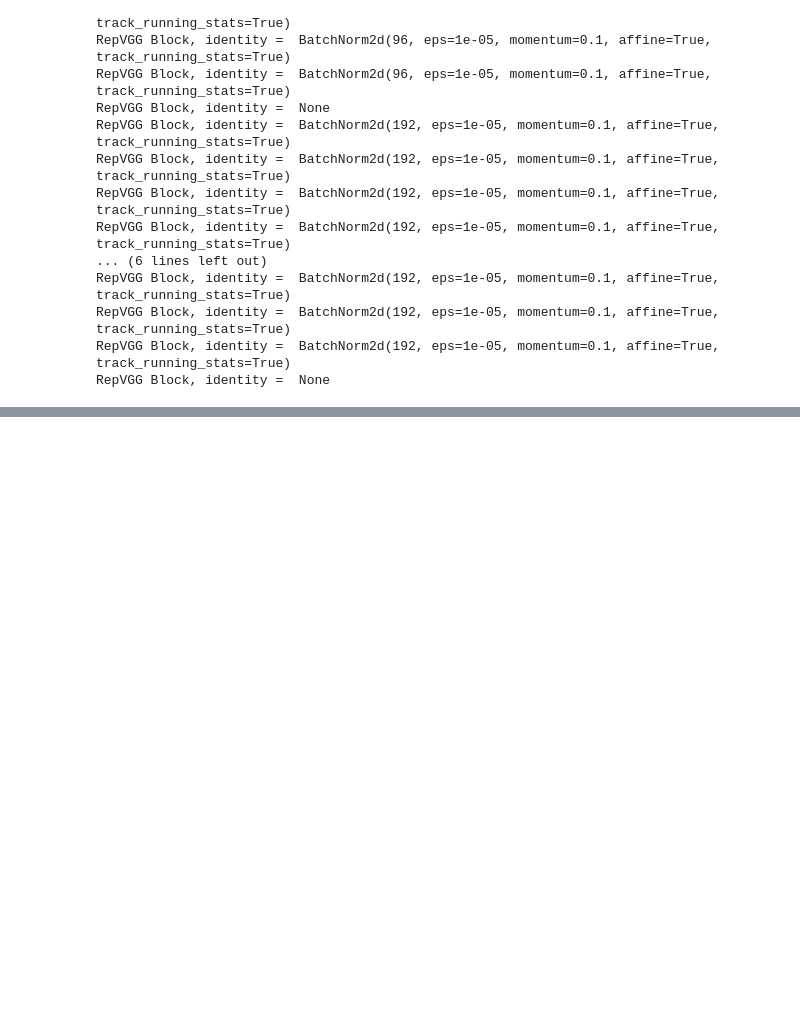
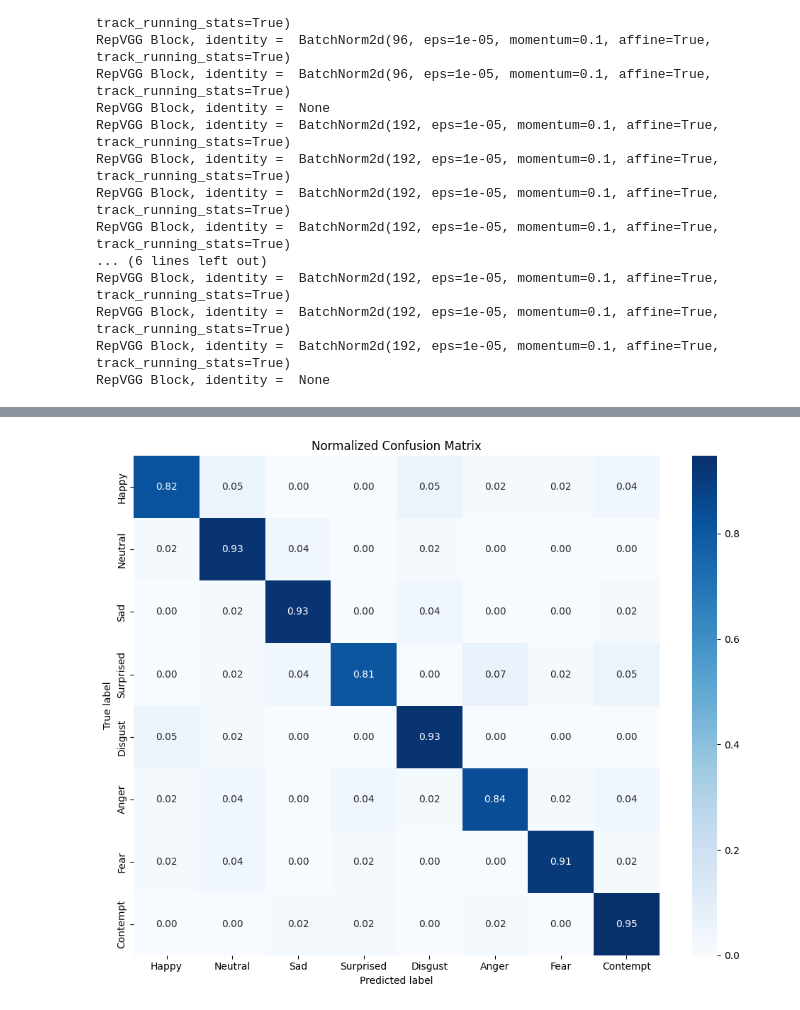
Before and after one commit to aliknot/facial-emotion-recognition, a Jupyter notebook: facial-emotion-recognition.ipynb, the cells around one changed output, grey strips where cells are left out. Drawn from its saved outputs; the diff is of its cells as text; code cells hidden in the pictures; blank space fills up the shorter version.

Commit message:
Added confusion matrix, precision recall and f1-sc

```diff
--- a/facial-emotion-recognition.ipynb
+++ b/facial-emotion-recognition.ipynb
@@ -553,4 +593,4 @@ import torch.optim as optim
 
 # Define loss function and optimizer
 criterion = nn.CrossEntropyLoss()
-optimizer = optim.Adam(model.parameters(), lr=0.001)
+optimizer = torch.optim.Adam(model.parameters(), lr=0.001, weight_decay=1e-4)
@@ -686,0 +755,14 @@ Test Loss: 0.247866517014767, Accuracy: 93.59430604982207%
+# %%
+all_preds = []
+all_labels = []
+
+model.eval()
+with torch.no_grad():
+    for inputs, labels in test_loader:
+        inputs, labels = inputs.to(device), labels.to(device)
+        outputs = model(inputs)
+        _, predicted = torch.max(outputs, 1)
+        all_preds.extend(predicted.cpu().numpy())
+        all_labels.extend(labels.cpu().numpy())
+
+class_names = test_dataset.classes
@@ -686,0 +812,21 @@ Test Loss: 0.247866517014767, Accuracy: 93.59430604982207%
+# %%
+import numpy as np
+import matplotlib.pyplot as plt
+import seaborn as sns
+from sklearn.metrics import confusion_matrix
+
+# Compute the normalized confusion matrix
+cm_normalized = confusion_matrix(all_labels, all_preds, normalize='true')
+
+# Plot
+plt.figure(figsize=(10, 8))
+sns.heatmap(cm_normalized, annot=True, fmt=".2f", cmap="Blues",
+            xticklabels=emotions, yticklabels=emotions)
+
+plt.title("Normalized Confusion Matrix")
+plt.xlabel("Predicted label")
+plt.ylabel("True label")
+plt.tight_layout()
+plt.show()
+# %% [output]
+[figure, added]
```
Also changed, not shown: parts of 17 cells of this notebook.
